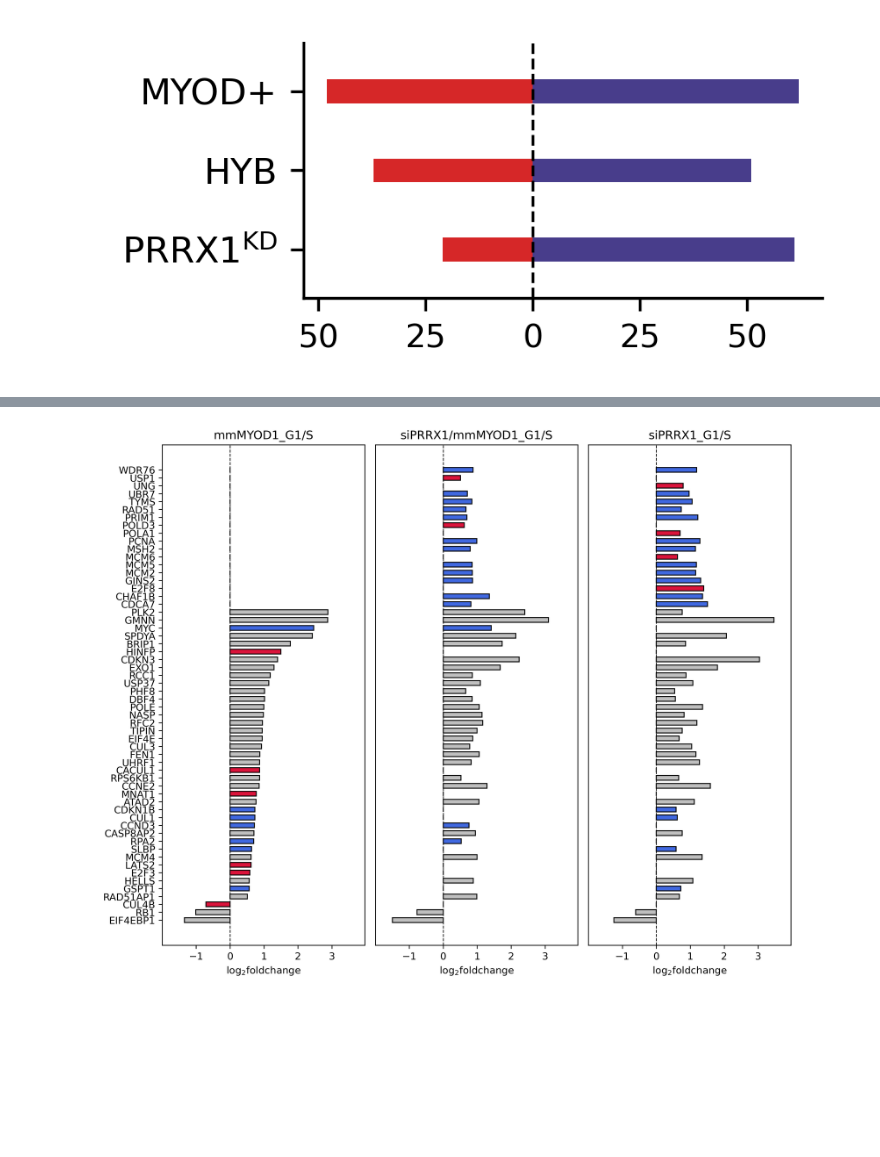
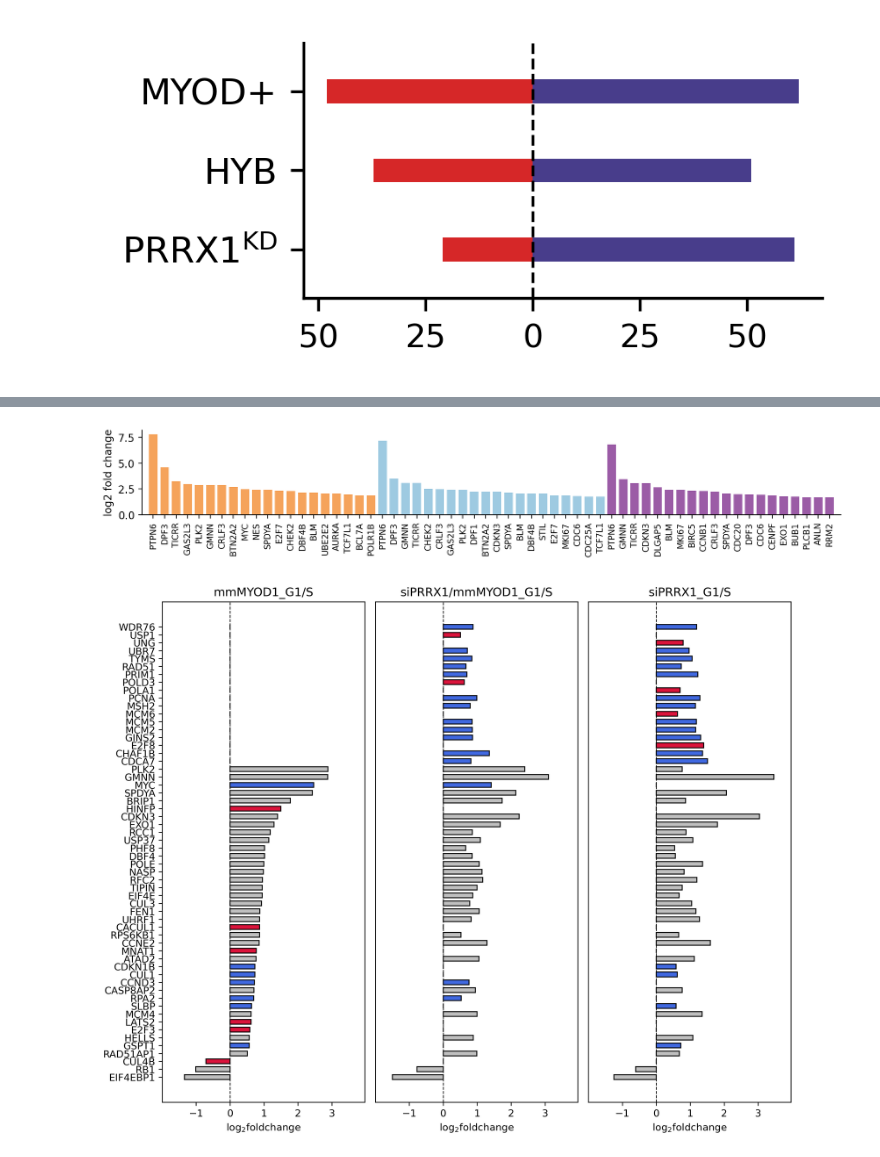
Before and after one commit to jrcwycy/hybrid_reprogramming, a Jupyter notebook: notebooks/cell_cycle/cell_cycle_DGE.ipynb, the cells around one changed output, grey strips where cells are left out. Cells and saved outputs as stored; diff of their text form; code cells hidden in the pictures; blank space fills up the shorter version.

```diff
--- a/notebooks/cell_cycle/cell_cycle_DGE.ipynb
+++ b/notebooks/cell_cycle/cell_cycle_DGE.ipynb
@@ -796 +852,59 @@ plt.show()
+# %%
+tmp = sig_g1s.copy()
+# tmp = sig.copy()
+
+tmp = tmp[tmp['names'].isin(cc_genes)]
+
+n = 20
+down = False
+
+cluster_order = ['mmMYOD1_G1/S', 'siPRRX1/mmMYOD1_G1/S', 'siPRRX1_G1/S']
+color_map = {
+    'mmMYOD1_G1/S': '#F5A35B',
+    'siPRRX1/mmMYOD1_G1/S': '#9ECAE1',
+    'siPRRX1_G1/S': '#9B5CA6'
+}
+
+# cluster_order = ['mmMYOD1', 'siPRRX1/mmMYOD1', 'siPRRX1']
+# color_map = {
+#     'mmMYOD1': '#F5A35B',
+#     'siPRRX1/mmMYOD1': '#9ECAE1',
+#     'siPRRX1': '#9B5CA6'
+# }
+
+top_genes = []
+for cluster in cluster_order:
+    sub = tmp[tmp['group'] == cluster].sort_values('logfoldchanges', ascending=down).head(n)
+    top_genes.append(sub.assign(group=cluster))  # enforce group name
+plot_df = pd.concat(top_genes).reset_index(drop=True)
+
+plot_df['label'] = plot_df['group'] + "_" + plot_df['names']
+
+plt.rcParams['figure.dpi'] = 200
+plt.rcParams['figure.figsize'] = 10, 2
+
+plt.bar(
+    x=range(len(plot_df)),
+    height=plot_df['logfoldchanges'],
+    width=0.75,
+    color=plot_df['group'].map(color_map)
+)
+
+plt.xticks(
+    ticks=range(len(plot_df)),
+    labels=plot_df['names'],
+    rotation=90,
+    fontsize=8
+)
+
+plt.margins(x=0.01)
+
+plt.ylabel("log2 fold change")
+plt.xlabel("")
+
+sns.despine()
+plt.tight_layout()
+plt.show()
+# %% [output]
+[figure, added]
 # %%
```
Also changed, not shown: parts of 26 cells of this notebook, 5 other files.
